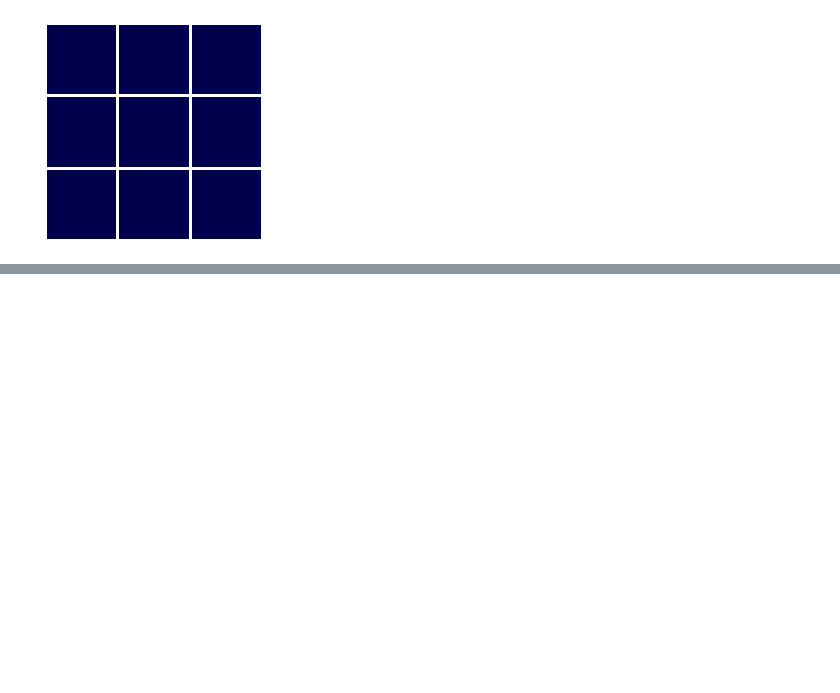
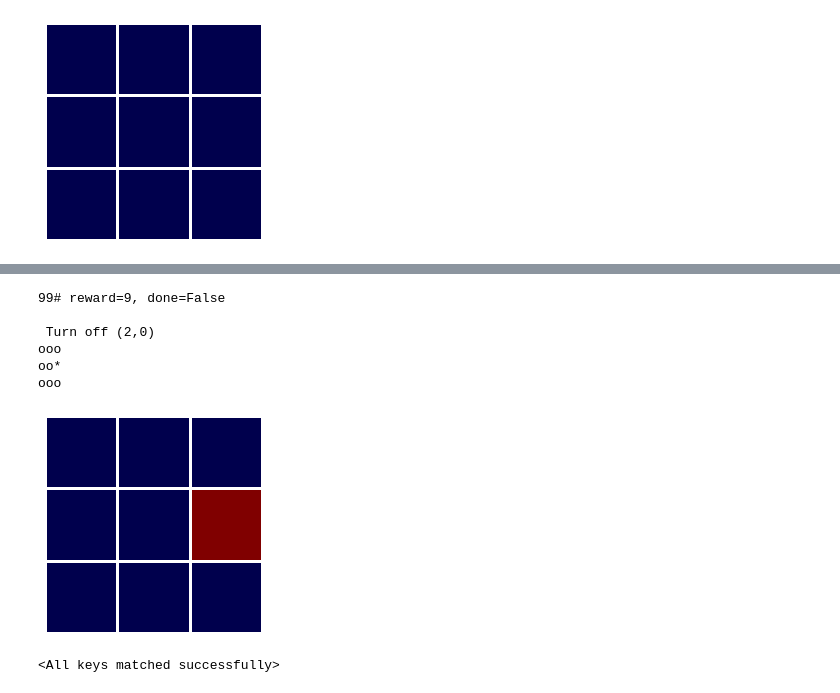
Before and after one commit to LudovicSterlin/alarms-rl, a Jupyter notebook: visual_alarms.ipynb, the cells around one changed output, grey strips where cells are left out. Drawn from its saved outputs; the diff is of its cells as text; code cells hidden in the pictures; blank space fills up the shorter version.

```diff
--- a/visual_alarms.ipynb
+++ b/visual_alarms.ipynb
@@ -66,6 +39,0 @@ l[:][0]
-# %%
-# i,j = 1,2
-# 4*i + j = action = 6
-for action in range(9):
-    i, j = action//3, action%3
-    print(i, j)
@@ -111,0 +213,23 @@ for bits in product(range(2), repeat=3):
+# %%
+state = env.reset()
+env.render()
+for i in range(100):
+    clear_output(wait=True)
+    _value, policy_dist = actor_critic.forward(env.decode(state).ravel())
+    a = np.argmax(policy_dist.detach().numpy())
+    y, r, d, _ = env.step(a)
+    print(f"{i}# reward={r}, done={d} \n")
+    env.render(plot=True)
+    state=y
+    if d:
+        print(i)
+        break
+    time.sleep(0.3)
+# %% [output]
+99# reward=9, done=False
+
+ Turn off (2,0)
+ooo
+oo*
+ooo
+[figure, added]
@@ -111,0 +239,11 @@ for bits in product(range(2), repeat=3):
+# %%
+# Load network
+hidden_size = 256
+num_inputs = env.decode(env.reset()).size # the pixels
+num_outputs = env.action_space.n
+
+ac = ActorCritic(num_inputs, num_outputs, hidden_size)
+
+ac.load_state_dict(torch.load("models/alarm_a2c.pth"))
+# %% [output]
+<All keys matched successfully>
```
Also changed, not shown: parts of 16 cells of this notebook, 2 other files.
